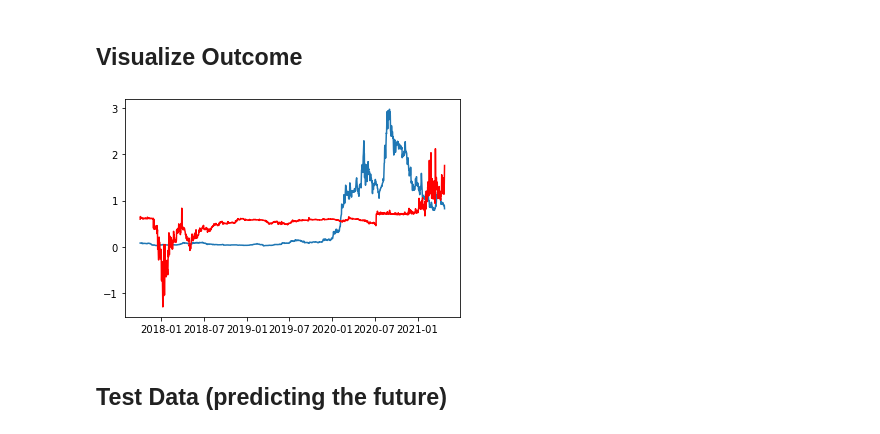
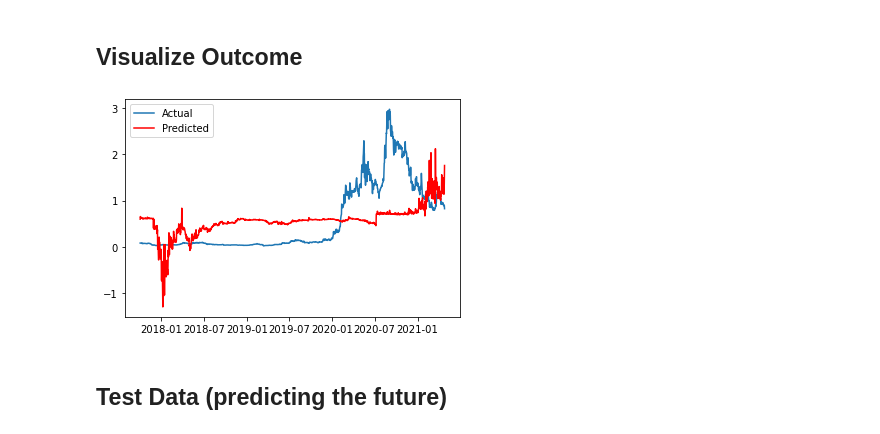
Before and after one commit to chabrian/crypto-predictor-model, a Jupyter notebook: MachineLearning/LinearRegressionModel.ipynb, the cells around one changed output. Saved outputs shown, nothing was run; the diff lists cells and outputs as text; code cells hidden in the pictures.

```diff
--- a/MachineLearning/LinearRegressionModel.ipynb
+++ b/MachineLearning/LinearRegressionModel.ipynb
@@ -195,10 +195,11 @@ print(model.intercept_)
 # %%
 # display y_predictions based on the lin reg
 plt.plot(ada_df_pre_final.date_orig, y)
 plt.plot(ada_df_pre_final.date_orig, y_pred, color='red')
+plt.legend(["Actual", "Predicted"])
 plt.show()
 # %% [output]
-[figure, old version]
+[figure, new version]
 # %% [markdown]
 ## Test Data (predicting the future)
 # %%
```
Also changed, not shown: 2 other files.
